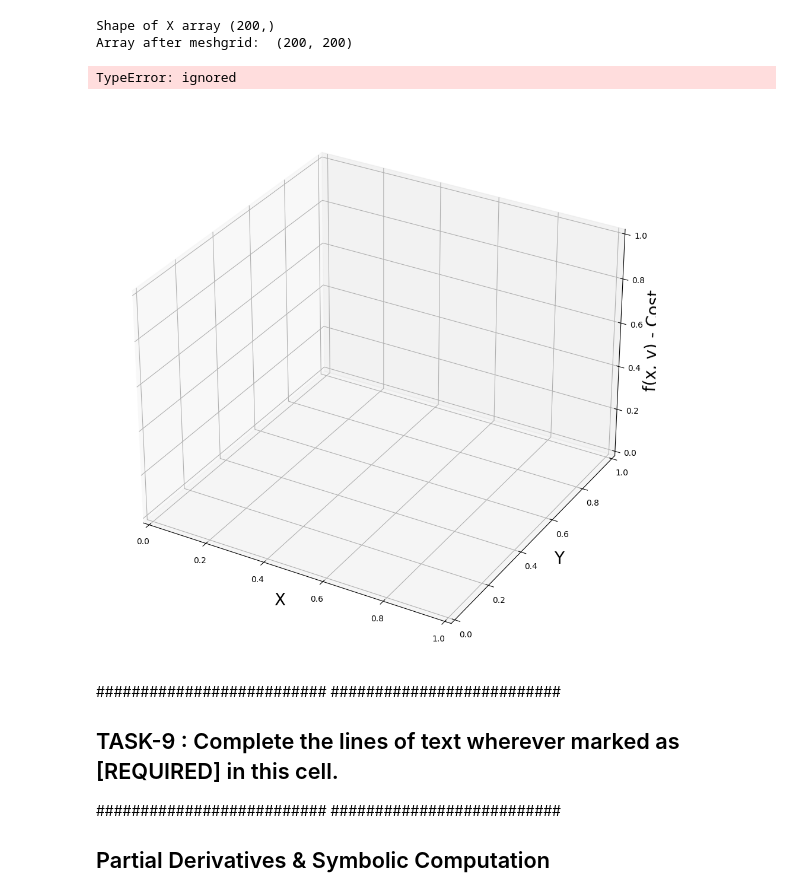
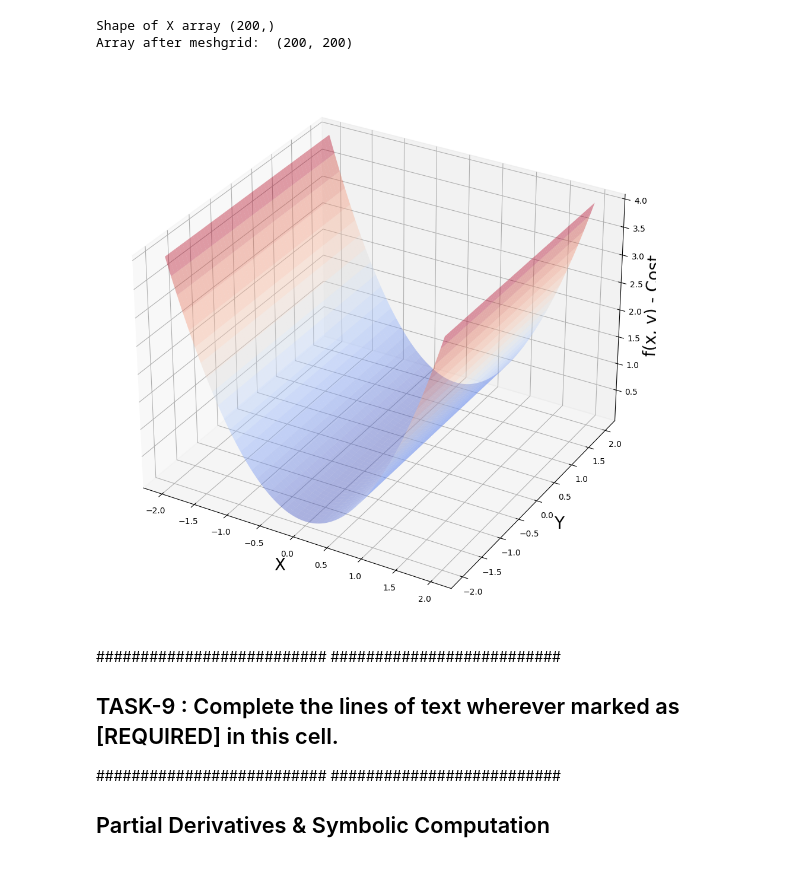
Before and after one commit to Suvarnaa13/FMML-LAB-1, a Jupyter notebook: FMML_2022_Module_04_Project_2024.ipynb, the cells around one changed output. Saved outputs shown, nothing was run; the diff lists cells and outputs as text; code cells hidden in the pictures.

```diff
--- a/FMML_2022_Module_04_Project_2024.ipynb
+++ b/FMML_2022_Module_04_Project_2024.ipynb
@@ -375,18 +603,17 @@ Array after meshgrid:  (200, 200)
 # %%
 # Generating 3D Plot
 fig = plt.figure(figsize=(16, 12))
 ax = fig.add_subplot(111, projection='3d')
 
 ax.set_xlabel('X', fontsize=20)
 ax.set_ylabel('Y', fontsize=20)
 ax.set_zlabel('f(x, y) - Cost', fontsize=20)
 
-ax.plot_surface(x_4, y_4, f(x_4, y_4), cmap=cm.coolwarm, alpha=0.4)
+ax.plot_surface(x_4, y_4, f(x_4), cmap=cm.coolwarm, alpha=0.4)
 
 plt.show()
 # %% [output]
-TypeError: ignored
-[figure, old version]
+[figure, new version]
 # %% [markdown]
 ##########################
 ##########################
```
Also changed, not shown: parts of 32 cells of this notebook.
